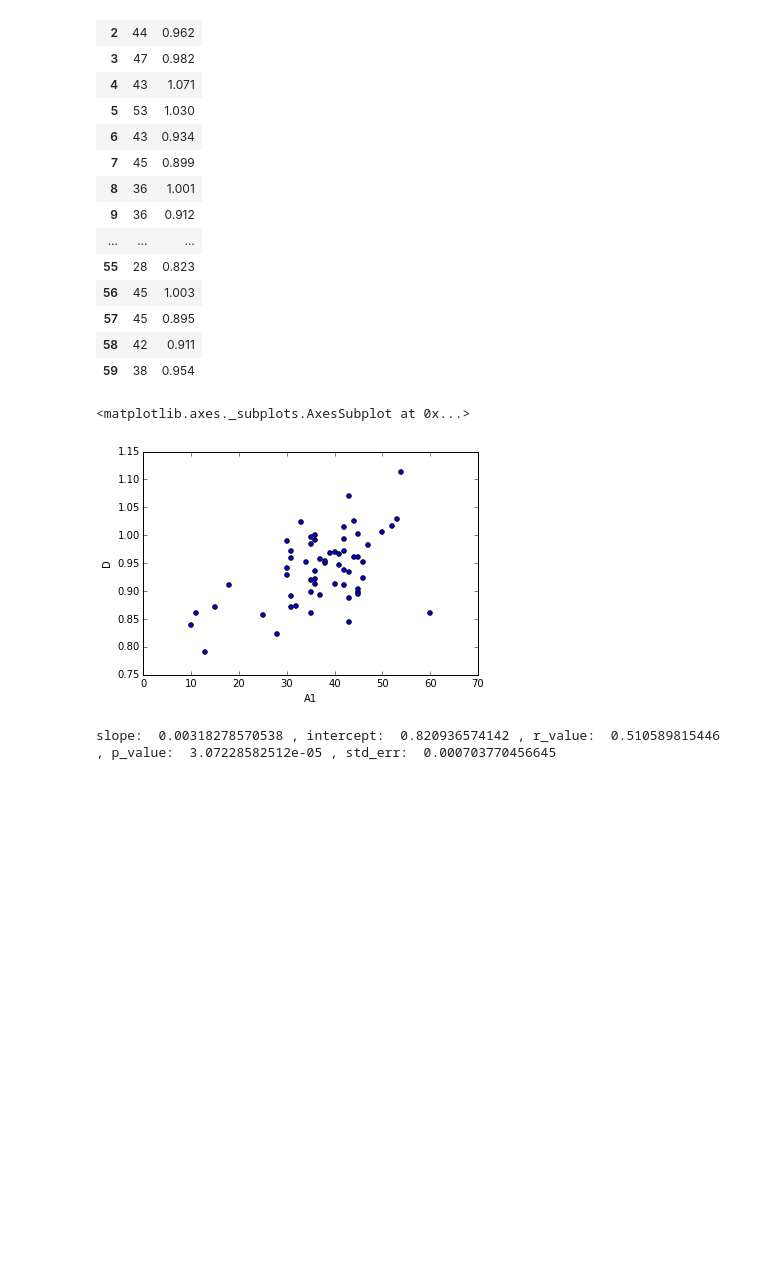
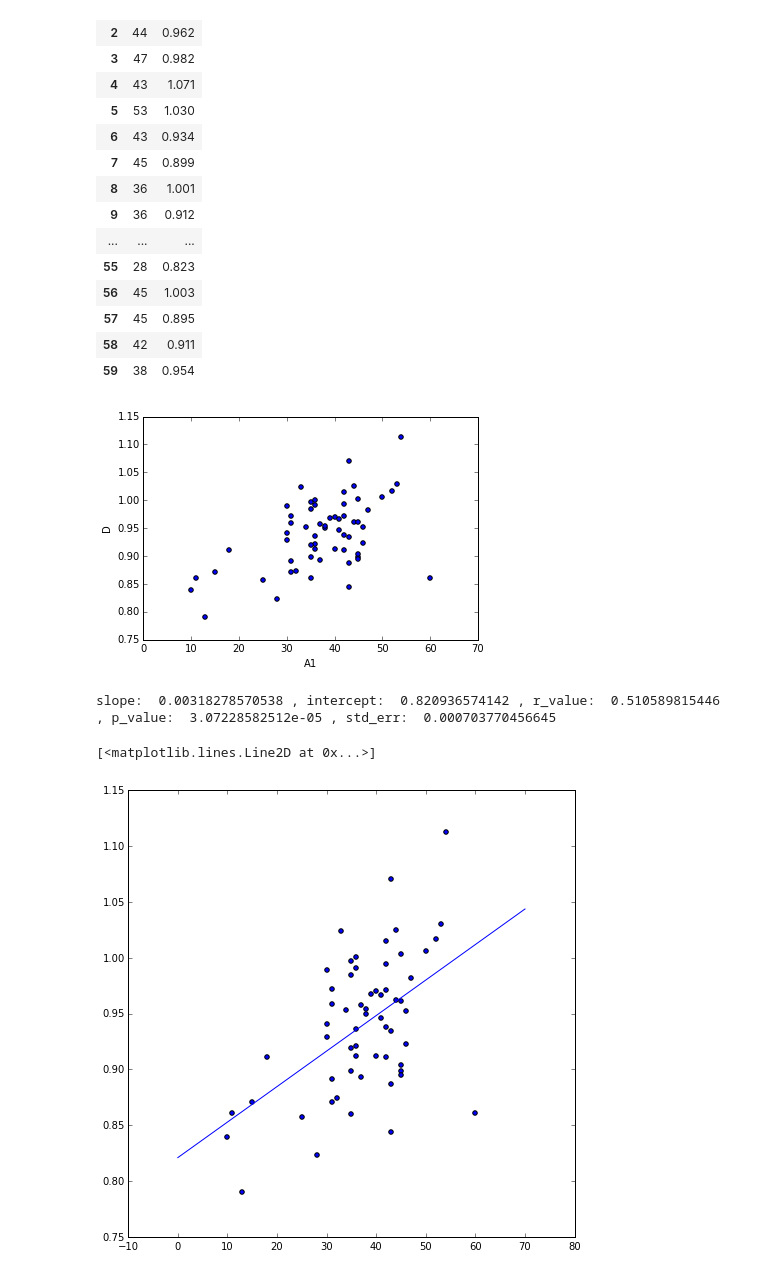
Before and after one commit to bluebibi/python-for-data-analysis, a Jupyter notebook: data_science/linear_regression.ipynb, the cells around one changed output. Drawn from its saved outputs; the diff is of its cells as text; code cells hidden in the pictures; blank space fills up the shorter version.

```diff
--- a/data_science/linear_regression.ipynb
+++ b/data_science/linear_regression.ipynb
@@ -91,9 +92,8 @@ df2
 | 58 | 42 | 0.911 |
 | 59 | 38 | 0.954 |
 # %%
-df2.plot(kind="scatter", x="A1", y="D")
+fig = df2.plot(kind="scatter", x="A1", y="D")
 # %% [output]
-<matplotlib.axes._subplots.AxesSubplot at 0x...>
 [figure]
 # %%
 slope, intercept, r_value, p_value, std_err = stats.linregress(df['A1'].values, df['D'].values)
@@ -101,3 +101,12 @@ slope, intercept, r_value, p_value, std_err = stats.linregress(df['A1'].values,
 print "slope: ", slope, ", intercept: ", intercept, ", r_value: ", r_value, ", p_value: ", p_value, ", std_err: ", std_err
 # %% [output]
 slope:  0.00318278570538 , intercept:  0.820936574142 , r_value:  0.510589815446 , p_value:  3.07228582512e-05 , std_err:  0.000703770456645
+# %%
+fig, ax = plt.subplots(figsize=(8,8))
+ax.scatter(df2['A1'], df2['D'])
+
+line_plot_x = np.linspace(0,70,10)
+ax.plot(line_plot_x, intercept + slope * line_plot_x)
+# %% [output]
+[<matplotlib.lines.Line2D at 0x...>]
+[figure, added]
```
Also changed, not shown: parts of 1 cell of this notebook.
